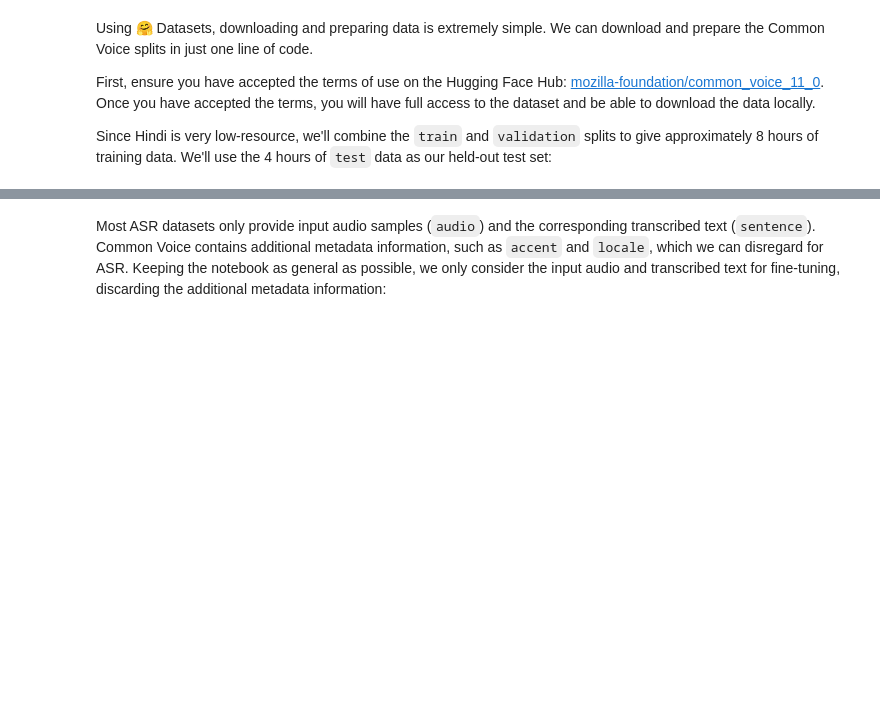
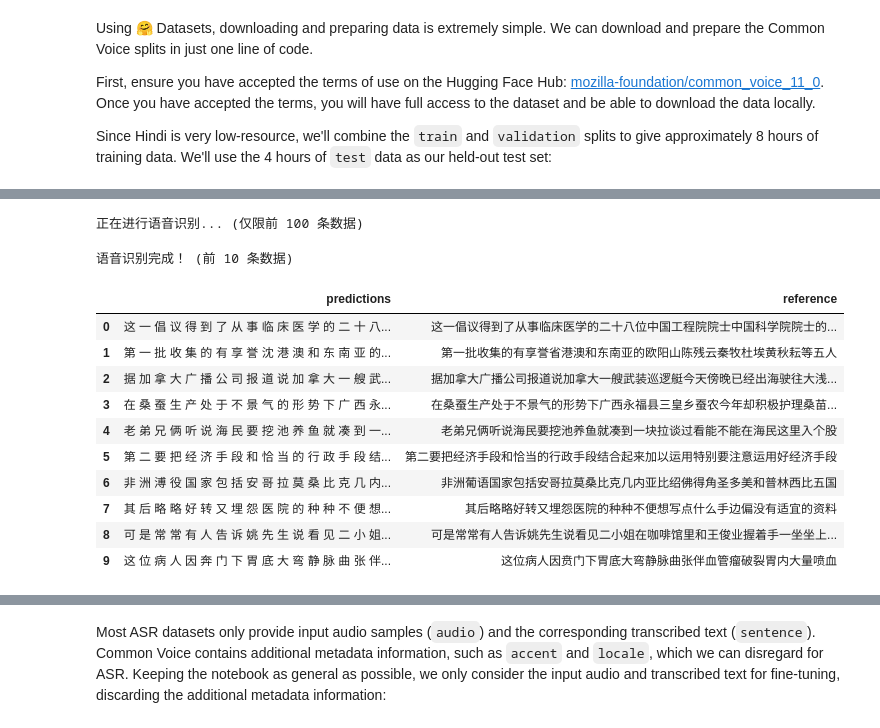
Before and after one commit to YinDongFang/ipynb, a Jupyter notebook: fine_tune_whisper.ipynb, the cells around one changed output, grey strips where cells are left out. Drawn from its saved outputs; the diff is of its cells as text; code cells hidden in the pictures; blank space fills up the shorter version.

```diff
--- a/fine_tune_whisper.ipynb
+++ b/fine_tune_whisper.ipynb
@@ -158,0 +224,60 @@ print(common_voice)
+# %%
+from tqdm import tqdm  # 用于显示进度条
+import numpy as np
+
+predictions = []  # 存储模型的预测文本
+references = []     # 存储参考文本 (ground truth)
+
+print("正在进行语音识别... (仅限前 100 条数据)") # 修改提示信息，说明只处理前 100 条
+for i in tqdm(range(10)): # 使用索引 range(100) 来迭代
+    item = dataset[i] # 使用索引 i 访问数据集中的数据项 (应该是一个字典)
+    reference_text = item["sentence"]
+
+    res = model.generate(
+        input=item["audio"]["array"],
+        cache={},
+        language="auto",  # "zn", "en", "yue", "ja", "ko", "nospeech"
+        use_itn=True,
+        batch_size_s=60,
+        merge_vad=True,  #
+        merge_length_s=15,
+    )
+    predicted_text = rich_transcription_postprocess(res[0]["text"])
+
+    # 使用 Whisper 模型进行语音识别
+    # audio = whisper.load_audio() #  确保使用 whisper.load_audio 加载音频，以处理 whisper 期望的格式
+    # audio = whisper.pad_or_trim(item["audio"]["array"]) #  Whisper 模型期望固定长度的音频，进行 pad 或 trim
+
+    # audio = audio.astype(np.float32)
+    # mel = whisper.log_mel_spectrogram(audio)
+    # mel = mel.to(model.device) #  提取 mel 频谱特征
+
+    # options = whisper.DecodingOptions(prompt="返回简体中文") #  使用默认解码参数，可以根据需要调整解码参数
+    # result = whisper.decode(model, mel, options) #  执行解码
+
+    # predicted_text = result.text
+
+    predictions.append(predicted_text)
+    references.append(reference_text)
+
+print("语音识别完成！ (前 10 条数据)") # 修改提示信息
+# %% [output]
+正在进行语音识别... (仅限前 100 条数据)
+语音识别完成！ (前 10 条数据)
+# %%
+import pandas as pd
+
+data = pd.DataFrame(dict(predictions=predictions, reference=references))
+data
+# %% [output]
+|  | predictions | reference |
+| 0 | 这 一 倡 议 得 到 了 从 事 临 床 医 学 的 二 十 八... | 这一倡议得到了从事临床医学的二十八位中国工程院院士中国科学院院士的... |
+| 1 | 第 一 批 收 集 的 有 享 誉 沈 港 澳 和 东 南 亚 的... | 第一批收集的有享誉省港澳和东南亚的欧阳山陈残云秦牧杜埃黄秋耘等五人 |
+| 2 | 据 加 拿 大 广 播 公 司 报 道 说 加 拿 大 一 艘 武... | 据加拿大广播公司报道说加拿大一艘武装巡逻艇今天傍晚已经出海驶往大浅... |
+| 3 | 在 桑 蚕 生 产 处 于 不 景 气 的 形 势 下 广 西 永... | 在桑蚕生产处于不景气的形势下广西永福县三皇乡蚕农今年却积极护理桑苗... |
+| 4 | 老 弟 兄 俩 听 说 海 民 要 挖 池 养 鱼 就 凑 到 一... | 老弟兄俩听说海民要挖池养鱼就凑到一块拉谈过看能不能在海民这里入个股 |
+| 5 | 第 二 要 把 经 济 手 段 和 恰 当 的 行 政 手 段 结... | 第二要把经济手段和恰当的行政手段结合起来加以运用特别要注意运用好经济手段 |
+| 6 | 非 洲 溥 役 国 家 包 括 安 哥 拉 莫 桑 比 克 几 内... | 非洲葡语国家包括安哥拉莫桑比克几内亚比绍佛得角圣多美和普林西比五国 |
+| 7 | 其 后 略 略 好 转 又 埋 怨 医 院 的 种 种 不 便 想... | 其后略略好转又埋怨医院的种种不便想写点什么手边偏没有适宜的资料 |
+| 8 | 可 是 常 常 有 人 告 诉 姚 先 生 说 看 见 二 小 姐... | 可是常常有人告诉姚先生说看见二小姐在咖啡馆里和王俊业握着手一坐坐上... |
+| 9 | 这 位 病 人 因 奔 门 下 胃 底 大 弯 静 脉 曲 张 伴... | 这位病人因贲门下胃底大弯静脉曲张伴血管瘤破裂胃内大量喷血 |
```
Also changed, not shown: parts of 10 cells of this notebook.
